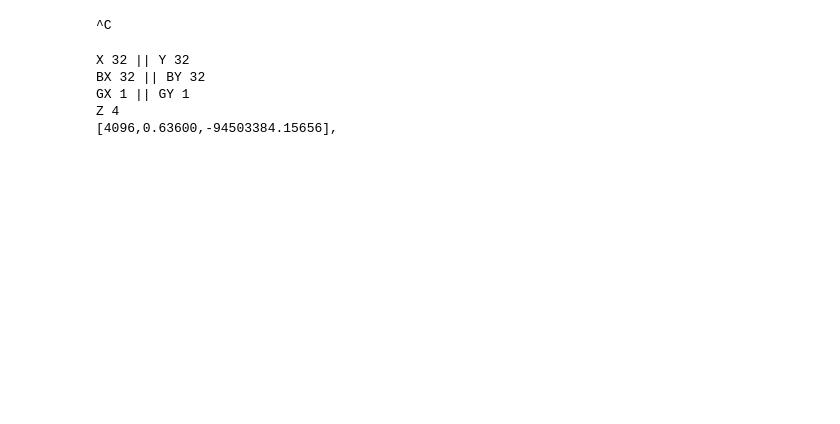
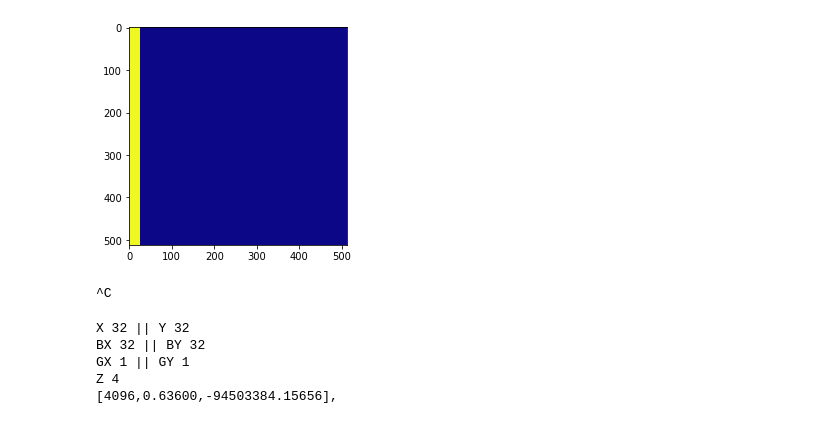
Before and after one commit to sabiomito/uffgpu2019, a Jupyter notebook: PROJETO/PROJETO.ipynb, the cells around one changed output. Cells and saved outputs as stored; diff of their text form; code cells hidden in the pictures; blank space fills up the shorter version.

```diff
--- a/PROJETO/PROJETO.ipynb
+++ b/PROJETO/PROJETO.ipynb
@@ -12 +19,44 @@ Resolving deltas: 100% (67/67), done.
 /content/uffgpu2019/PROJETO
+# %%
+def fazEntrada(tam,show):
+  from random import randint
+  from random import seed
+  arquivo = open('entrada.txt', 'w')
+  data = []
+  for i in range(tam):
+    dt = []
+    for j in range(tam):
+      if(j<tam/20):#(j>tam/2-5 and j<tam/2+4):# and i>128 and i<1024-128):# or (j>120 and j<130 and i >120 and i<130)):
+        dt.append(3)
+      else:
+        dt.append(0)
+
+    data.append(dt)
+
+
+  #seed(30)
+  #for i in range(tam):
+  #  data[randint(0,tam-1)][randint(0,tam-1)] = 3
+
+
+  for i in range(tam):
+    txt = ""
+    for j in range(tam):
+      txt+=" "+str(data[i][j])
+    arquivo.write(txt+"\n")
+  arquivo.close()
+
+
+  from matplotlib import pyplot as plt
+  arquivo = open('entrada.txt', 'r')
+  img = []
+  for linha in arquivo:
+      img.append(list(map(int,linha.split())))
+  #print(img)
+  arquivo.close()
+  plt.imshow(img,cmap='plasma')
+  if(show):
+    plt.show()
+fazEntrada(512,True)
+# %% [output]
+[figure, added]
```
Also changed, not shown: parts of 21 cells of this notebook, 12 other files.
